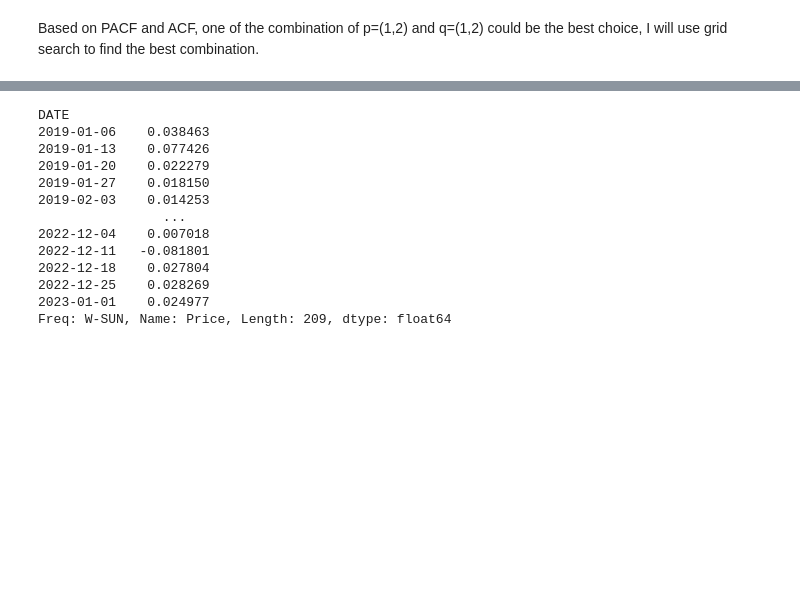
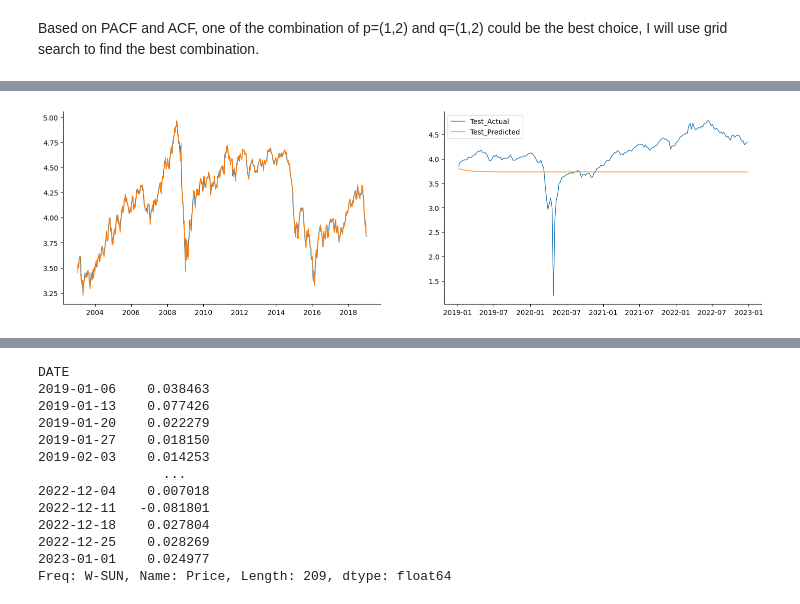
Before and after one commit to LAOMAITOU/Crude_Oil_Price_Model, a Jupyter notebook: wti.ipynb, the cells around one changed output, grey strips where cells are left out. Cells and saved outputs as stored; diff of their text form; code cells hidden in the pictures; blank space fills up the shorter version.

```diff
--- a/wti.ipynb
+++ b/wti.ipynb
@@ -286,0 +277,4 @@ Test MSE:  0.031285547904652974
+# %%
+model=ARIMA(train,order=best_model)
+result=model.fit()
+result.summary()
@@ -286,0 +302,20 @@ Test MSE:  0.031285547904652974
+# %%
+train_predicted=pd.Series(result.fittedvalues, copy=True)
+
+start_idx=len(train)
+end_idx=start_idx+len(test)-1
+
+test_predicted=result.predict(start=start_idx, end=end_idx)
+
+fig,ax=plt.subplots(1,2)
+
+ax[0].plot(train[1:],label='Train_Actual')
+ax[0].plot(train_predicted[1:],label='Train_Predicted')
+
+ax[1].plot(test,label='Test_Actual')
+ax[1].plot(test_predicted,label='Test_Predicted')
+
+plt.legend()
+plt.show()
+# %% [output]
+[figure, added]
```
Also changed, not shown: parts of 9 cells of this notebook.
